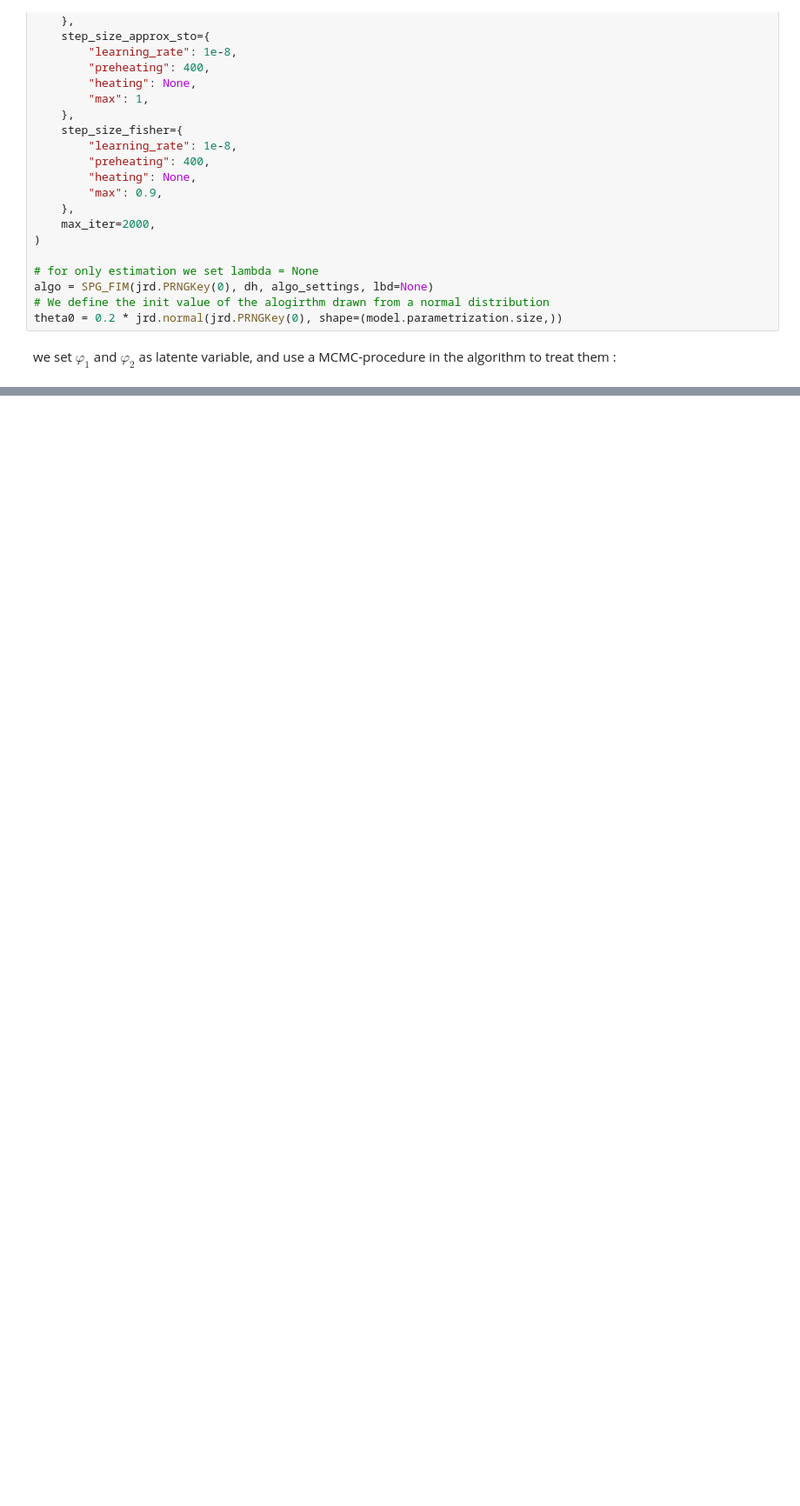
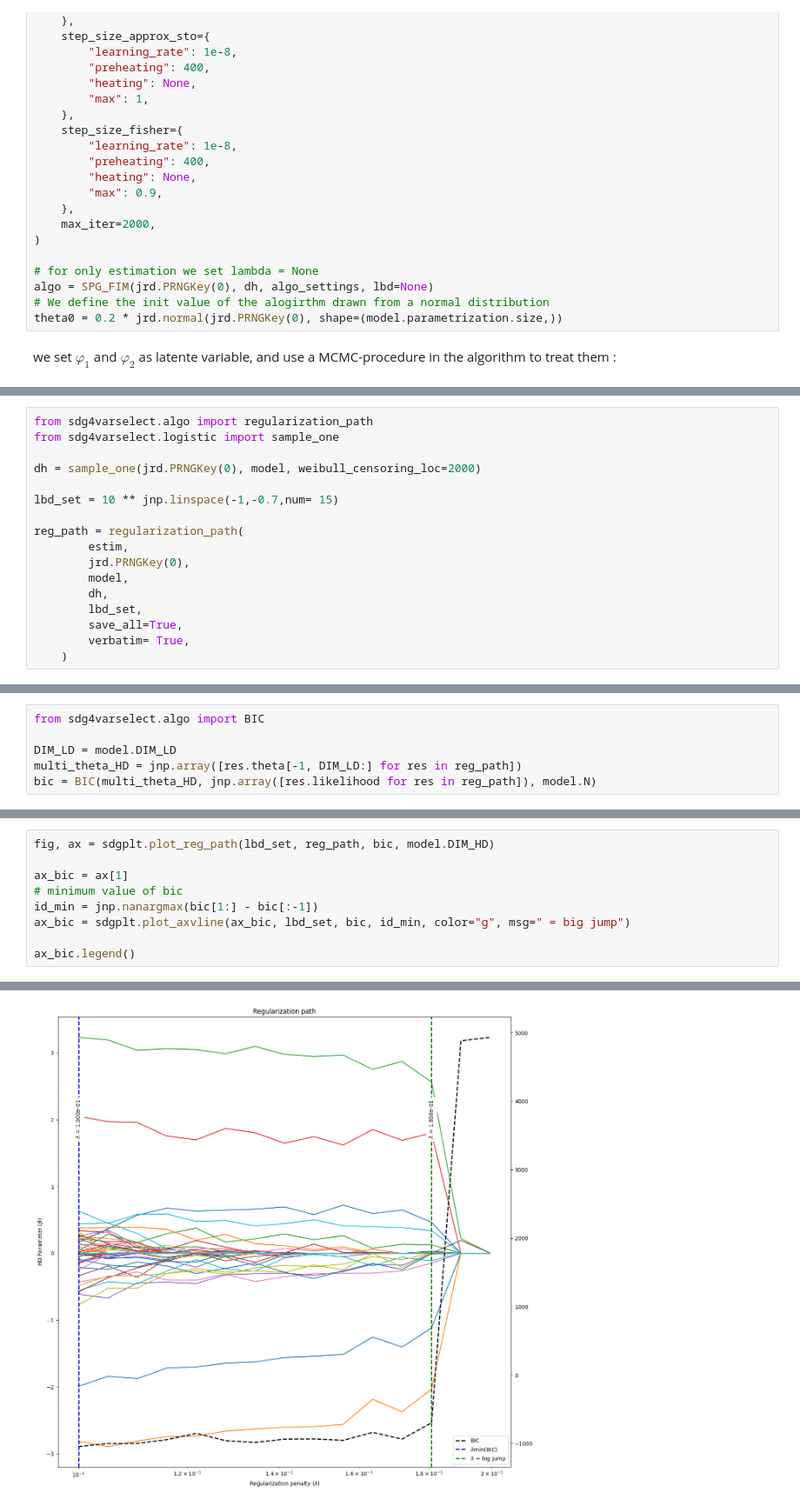
Before and after one commit to caillebotteAntoine/sdg4varselect, a Jupyter notebook: examples/logistic_model_example.ipynb, the cells around one changed output, grey strips where cells are left out. Shown at 87% size. Drawn from its saved outputs; the diff is of its cells as text; blank space fills up the shorter version.

```diff
--- a/examples/logistic_model_example.ipynb
+++ b/examples/logistic_model_example.ipynb
@@ -127,0 +195,17 @@ plot_theta_HD(multi_estim, model.DIM_LD, params_star, model.params_names)
+# %%
+from sdg4varselect.algo import regularization_path
+from sdg4varselect.logistic import sample_one
+
+dh = sample_one(jrd.PRNGKey(0), model, weibull_censoring_loc=2000)
+
+lbd_set = 10 ** jnp.linspace(-1,-0.7,num= 15)
+
+reg_path = regularization_path(
+        estim,
+        jrd.PRNGKey(0),
+        model,
+        dh,
+        lbd_set,
+        save_all=True,
+        verbatim= True,
+    )
@@ -127,0 +216,6 @@ plot_theta_HD(multi_estim, model.DIM_LD, params_star, model.params_names)
+# %%
+from sdg4varselect.algo import BIC
+
+DIM_LD = model.DIM_LD
+multi_theta_HD = jnp.array([res.theta[-1, DIM_LD:] for res in reg_path])
+bic = BIC(multi_theta_HD, jnp.array([res.likelihood for res in reg_path]), model.N)
@@ -127,0 +224,10 @@ plot_theta_HD(multi_estim, model.DIM_LD, params_star, model.params_names)
+# %%
+fig, ax = sdgplt.plot_reg_path(lbd_set, reg_path, bic, model.DIM_HD)
+
+ax_bic = ax[1]
+# minimum value of bic
+id_min = jnp.nanargmax(bic[1:] - bic[:-1])
+ax_bic = sdgplt.plot_axvline(ax_bic, lbd_set, bic, id_min, color="g", msg=" = big jump")
+
+ax_bic.legend()
+# %% [output]
@@ -127,0 +235 @@ plot_theta_HD(multi_estim, model.DIM_LD, params_star, model.params_names)
+[figure, added]
```
Also changed, not shown: parts of 14 cells of this notebook, 9 other files.
